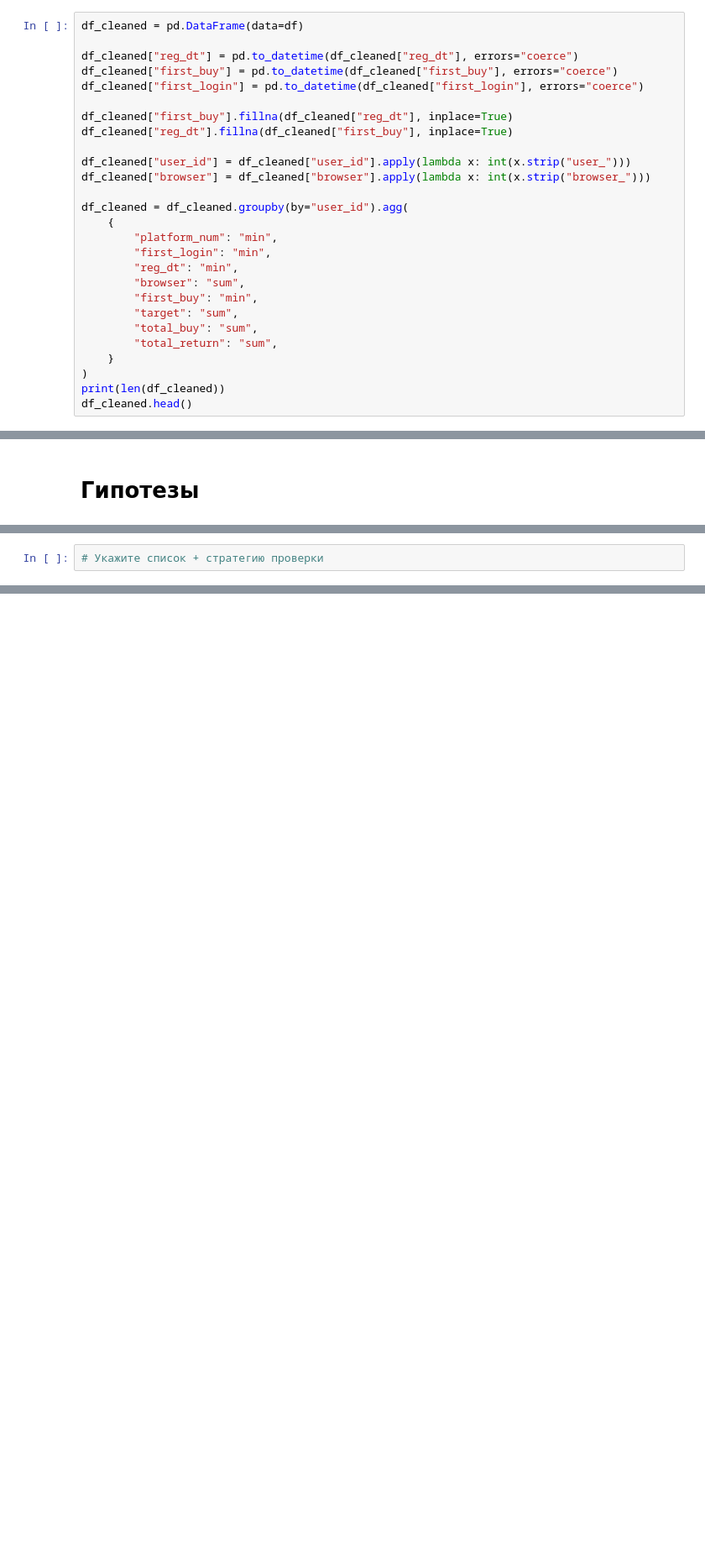
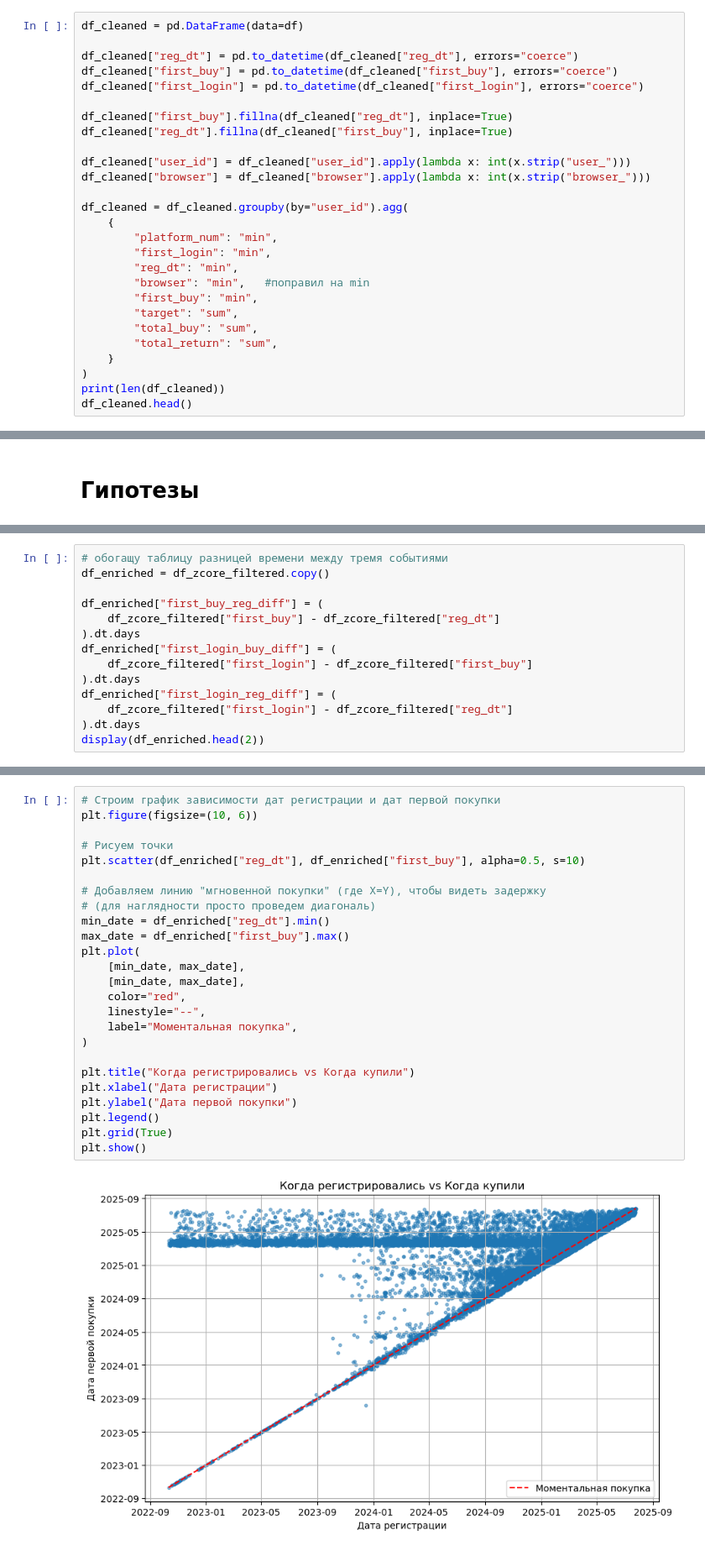
Before and after one commit to Lilya-te/DS-workshop2025, a Jupyter notebook: Checkpoint1_team1.ipynb, the cells around one changed output, grey strips where cells are left out. Shown at 84% size. Drawn from its saved outputs; the diff is of its cells as text; blank space fills up the shorter version.

```diff
--- a/Checkpoint1_team1.ipynb
+++ b/Checkpoint1_team1.ipynb
@@ -67,7 +67,7 @@ df_cleaned = df_cleaned.groupby(by="user_id").agg(
         "platform_num": "min",
         "first_login": "min",
         "reg_dt": "min",
-        "browser": "sum",
+        "browser": "min",   #поправил на min
         "first_buy": "min",
         "target": "sum",
         "total_buy": "sum",
@@ -108,2 +133,14 @@ df_zcore_filtered.head()
 # %%
-# Укажите список + стратегию проверки
+# обогащу таблицу разницей времени между тремя событиями
+df_enriched = df_zcore_filtered.copy()
+
+df_enriched["first_buy_reg_diff"] = (
+    df_zcore_filtered["first_buy"] - df_zcore_filtered["reg_dt"]
+).dt.days
+df_enriched["first_login_buy_diff"] = (
+    df_zcore_filtered["first_login"] - df_zcore_filtered["first_buy"]
+).dt.days
+df_enriched["first_login_reg_diff"] = (
+    df_zcore_filtered["first_login"] - df_zcore_filtered["reg_dt"]
+).dt.days
+display(df_enriched.head(2))
@@ -109,0 +152,27 @@ df_zcore_filtered.head()
+# %%
+# Строим график зависимости дат регистрации и дат первой покупки
+plt.figure(figsize=(10, 6))
+
+# Рисуем точки
+plt.scatter(df_enriched["reg_dt"], df_enriched["first_buy"], alpha=0.5, s=10)
+
+# Добавляем линию "мгновенной покупки" (где X=Y), чтобы видеть задержку
+# (для наглядности просто проведем диагональ)
+min_date = df_enriched["reg_dt"].min()
+max_date = df_enriched["first_buy"].max()
+plt.plot(
+    [min_date, max_date],
+    [min_date, max_date],
+    color="red",
+    linestyle="--",
+    label="Моментальная покупка",
+)
+
+plt.title("Когда регистрировались vs Когда купили")
+plt.xlabel("Дата регистрации")
+plt.ylabel("Дата первой покупки")
+plt.legend()
+plt.grid(True)
+plt.show()
+# %% [output]
+[figure, added]
```
Also changed, not shown: parts of 17 cells of this notebook.
